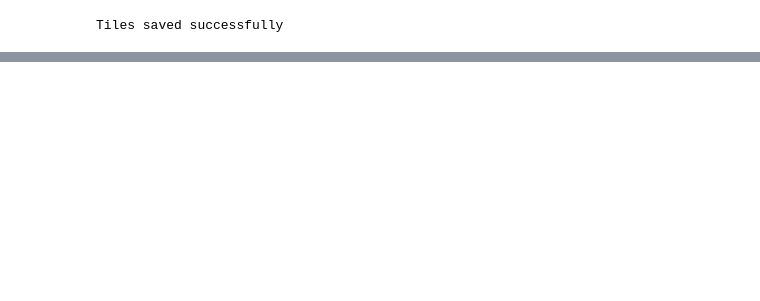
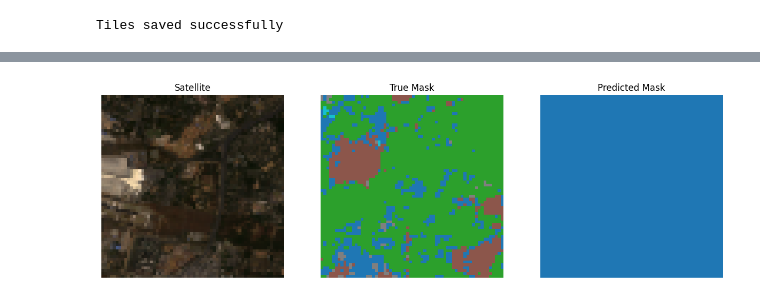
Before and after one commit to Rudra01a/GeoVisionAI, a Jupyter notebook: notebooks/n03_dataset_preparation.ipynb, the cells around one changed output, grey strips where cells are left out. Drawn from its saved outputs; the diff is of its cells as text; code cells hidden in the pictures; blank space fills up the shorter version.

```diff
--- a/notebooks/n03_dataset_preparation.ipynb
+++ b/notebooks/n03_dataset_preparation.ipynb
@@ -384,0 +855,73 @@ Tiles saved successfully
+# %%
+prediction = model.predict(
+    X_val
+)
+
+pred_mask = prediction[0].argmax(
+    axis=-1
+)
+
+true_mask = y_val[0].argmax(
+    axis=-1
+)
+
+
+plt.figure(
+    figsize=(15,5)
+)
+
+
+# Satellite image
+plt.subplot(1,3,1)
+
+plt.imshow(
+    X_val[0]
+)
+
+plt.title(
+    "Satellite"
+)
+
+plt.axis(
+    'off'
+)
+
+
+# Ground truth
+plt.subplot(1,3,2)
+
+plt.imshow(
+    true_mask,
+
+    cmap='tab10'
+)
+
+plt.title(
+    "True Mask"
+)
+
+plt.axis(
+    'off'
+)
+
+
+# Prediction
+plt.subplot(1,3,3)
+
+plt.imshow(
+    pred_mask,
+
+    cmap='tab10'
+)
+
+plt.title(
+    "Predicted Mask"
+)
+
+plt.axis(
+    'off'
+)
+
+
+plt.show()
+# %% [output]
@@ -384,0 +929 @@ Tiles saved successfully
+[figure, added]
```
Also changed, not shown: parts of 16 cells of this notebook, 2 other files.
